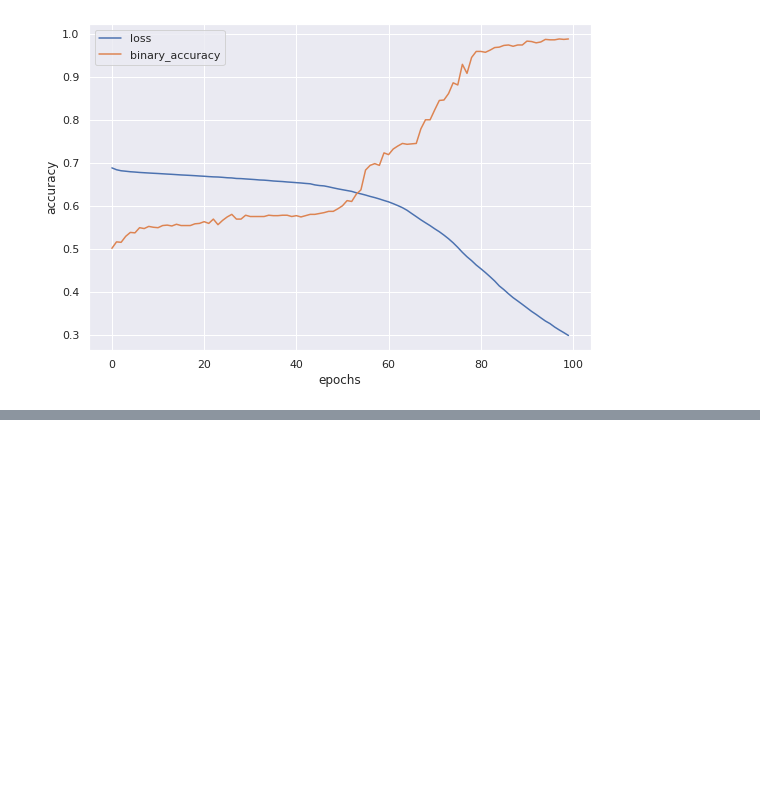
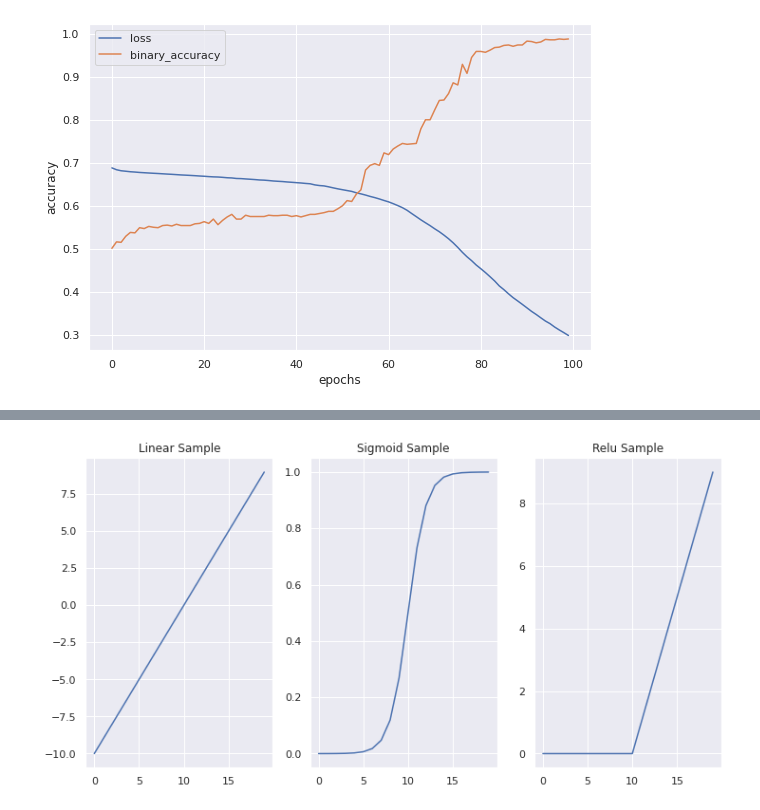
Before and after one commit to 86lekwenshiung/Neural-Network-with-Tensorflow, a Jupyter notebook: 02_Neural_Network_Classification_With_Tensorflow.ipynb, the cells around one changed output, grey strips where cells are left out. Cells and saved outputs as stored; diff of their text form; code cells hidden in the pictures; blank space fills up the shorter version.

```diff
--- a/02_Neural_Network_Classification_With_Tensorflow.ipynb
+++ b/02_Neural_Network_Classification_With_Tensorflow.ipynb
@@ -323,0 +330,33 @@ Text(0, 0.5, 'accuracy')
+# %%
+# Passing a linear range
+sample_linear = tf.range(-10,10 , dtype = tf.float32)
+
+#
+def sigmoid(x):
+  return 1/(1+tf.exp(-x))
+
+def relu(x):
+  return tf.maximum(0 , x)
+
+# Passing linear range via the sigmoid and relu function
+sample_sigmoid = sigmoid(sample_linear)
+sample_relu = relu(sample_linear)
+
+plt.figure(figsize = (12 , 6))
+
+# Linear Activation - Same as Linear line
+plt.subplot(1,3,1)
+plt.plot(sample_linear)
+plt.title('Linear Sample')
+
+# Sigmoid Activation
+plt.subplot(1,3,2)
+plt.plot(sample_sigmoid)
+plt.title('Sigmoid Sample')
+
+# ReLU Activation
+plt.subplot(1,3,3)
+plt.plot(sample_relu)
+plt.title('ReLU Sample');
+# %% [output]
+[figure, added]
```
Also changed, not shown: parts of 2 cells of this notebook.
